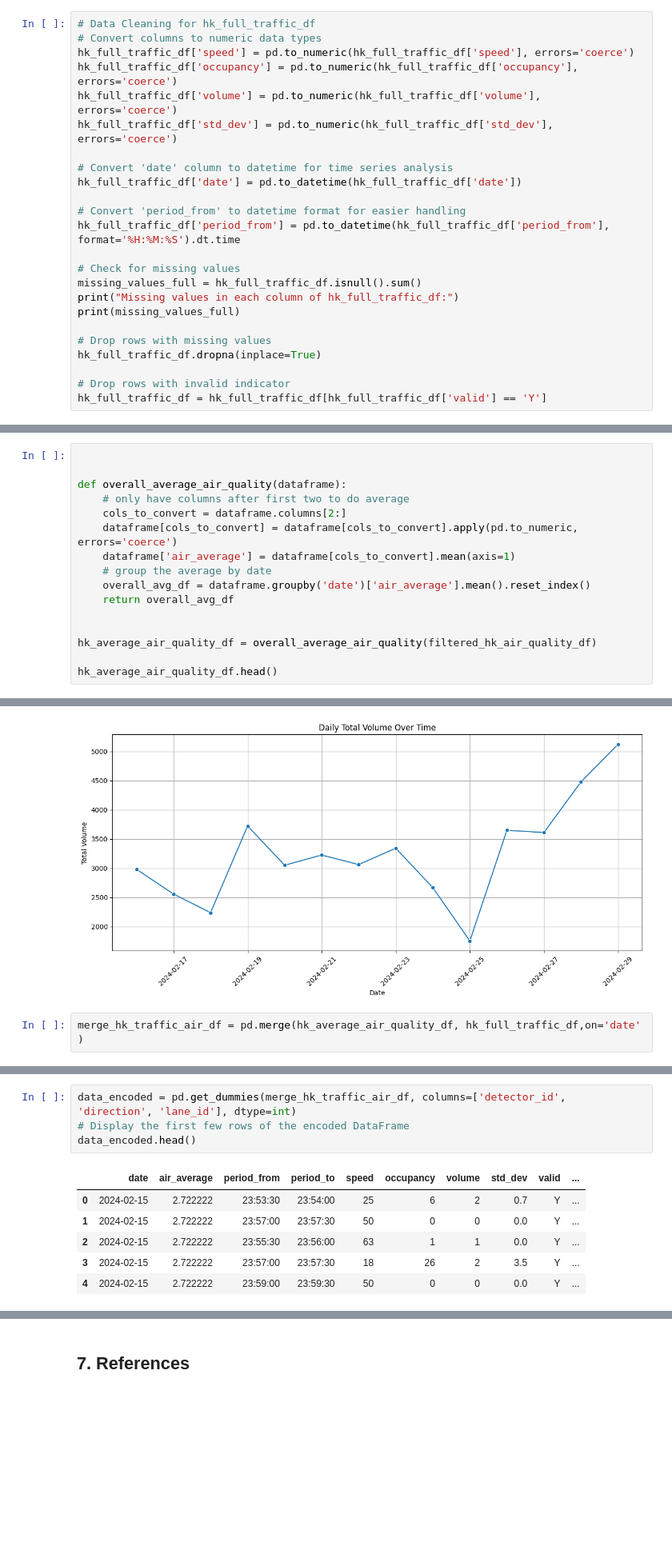
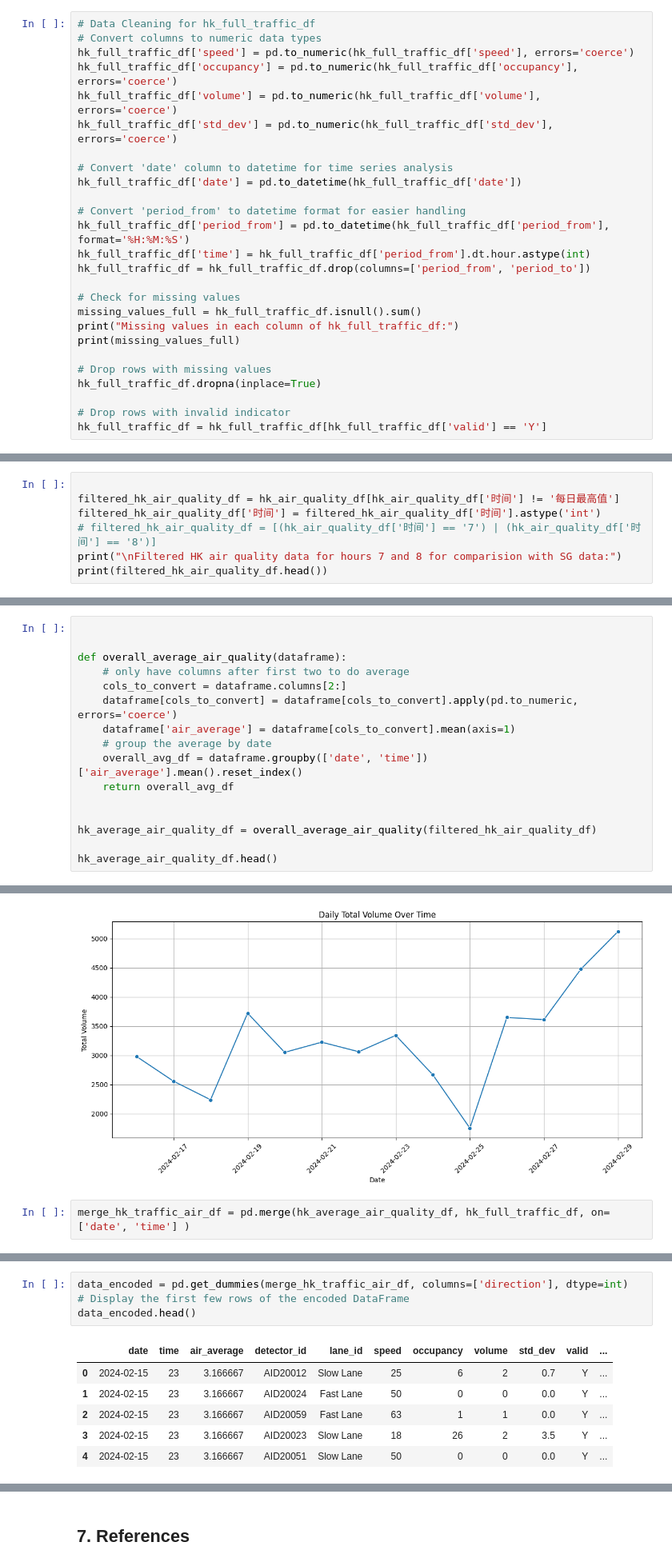
Before and after one commit to linxianying/G12_GuidedProject, a Jupyter notebook: traffic_air_sg.ipynb, the cells around one changed output, grey strips where cells are left out. Shown at 80% size. Cells and saved outputs as stored; diff of their text form; blank space fills up the shorter version.

```diff
--- a/traffic_air_sg.ipynb
+++ b/traffic_air_sg.ipynb
@@ -899,7 +808,9 @@ hk_full_traffic_df['std_dev'] = pd.to_numeric(hk_full_traffic_df['std_dev'], err
 hk_full_traffic_df['date'] = pd.to_datetime(hk_full_traffic_df['date'])
 
 # Convert 'period_from' to datetime format for easier handling
-hk_full_traffic_df['period_from'] = pd.to_datetime(hk_full_traffic_df['period_from'], format='%H:%M:%S').dt.time
+hk_full_traffic_df['period_from'] = pd.to_datetime(hk_full_traffic_df['period_from'], format='%H:%M:%S')
+hk_full_traffic_df['time'] = hk_full_traffic_df['period_from'].dt.hour.astype(int)
+hk_full_traffic_df = hk_full_traffic_df.drop(columns=['period_from', 'period_to'])
 
 # Check for missing values
 missing_values_full = hk_full_traffic_df.isnull().sum()
@@ -929,0 +872,7 @@ dtype: int64
+# %%
+
+filtered_hk_air_quality_df = hk_air_quality_df[hk_air_quality_df['时间'] != '每日最高值']
+filtered_hk_air_quality_df['时间'] = filtered_hk_air_quality_df['时间'].astype('int')
+# filtered_hk_air_quality_df = [(hk_air_quality_df['时间'] == '7') | (hk_air_quality_df['时间'] == '8')]
+print("\nFiltered HK air quality data for hours 7 and 8 for comparision with SG data:")
+print(filtered_hk_air_quality_df.head())
@@ -936,7 +936,7 @@ def overall_average_air_quality(dataframe):
     dataframe[cols_to_convert] = dataframe[cols_to_convert].apply(pd.to_numeric, errors='coerce')
     dataframe['air_average'] = dataframe[cols_to_convert].mean(axis=1)
     # group the average by date
-    overall_avg_df = dataframe.groupby('date')['air_average'].mean().reset_index()
+    overall_avg_df = dataframe.groupby(['date', 'time'])['air_average'].mean().reset_index()
     return overall_avg_df
 
 
@@ -1032,4 +1031,4 @@ Date with the largest volume:
 Date: 2024-02-16 00:00:00, Volume: 17, Detector ID: AID20060
 [figure]
 # %%
-merge_hk_traffic_air_df = pd.merge(hk_average_air_quality_df, hk_full_traffic_df,on='date' )
+merge_hk_traffic_air_df = pd.merge(hk_average_air_quality_df, hk_full_traffic_df, on=['date', 'time'] )
@@ -1036,11 +1044,11 @@ merge_hk_traffic_air_df = pd.merge(hk_average_air_quality_df, hk_full_traffic_df
 # %%
-data_encoded = pd.get_dummies(merge_hk_traffic_air_df, columns=['detector_id', 'direction', 'lane_id'], dtype=int)
+data_encoded = pd.get_dummies(merge_hk_traffic_air_df, columns=['direction'], dtype=int)
 # Display the first few rows of the encoded DataFrame
 data_encoded.head()
 # %% [output]
-|  | date | air_average | period_from | period_to | speed | occupancy | volume | std_dev | valid | ... |
-| 0 | 2024-02-15 | 2.722222 | 23:53:30 | 23:54:00 | 25 | 6 | 2 | 0.7 | Y | ... |
-| 1 | 2024-02-15 | 2.722222 | 23:57:00 | 23:57:30 | 50 | 0 | 0 | 0.0 | Y | ... |
-| 2 | 2024-02-15 | 2.722222 | 23:55:30 | 23:56:00 | 63 | 1 | 1 | 0.0 | Y | ... |
-| 3 | 2024-02-15 | 2.722222 | 23:57:00 | 23:57:30 | 18 | 26 | 2 | 3.5 | Y | ... |
-| 4 | 2024-02-15 | 2.722222 | 23:59:00 | 23:59:30 | 50 | 0 | 0 | 0.0 | Y | ... |
+|  | date | time | air_average | detector_id | lane_id | speed | occupancy | volume | std_dev | valid | ... |
+| 0 | 2024-02-15 | 23 | 3.166667 | AID20012 | Slow Lane | 25 | 6 | 2 | 0.7 | Y | ... |
+| 1 | 2024-02-15 | 23 | 3.166667 | AID20024 | Fast Lane | 50 | 0 | 0 | 0.0 | Y | ... |
+| 2 | 2024-02-15 | 23 | 3.166667 | AID20059 | Fast Lane | 63 | 1 | 1 | 0.0 | Y | ... |
+| 3 | 2024-02-15 | 23 | 3.166667 | AID20023 | Slow Lane | 18 | 26 | 2 | 3.5 | Y | ... |
+| 4 | 2024-02-15 | 23 | 3.166667 | AID20051 | Slow Lane | 50 | 0 | 0 | 0.0 | Y | ... |
```
Also changed, not shown: parts of 29 cells of this notebook.
